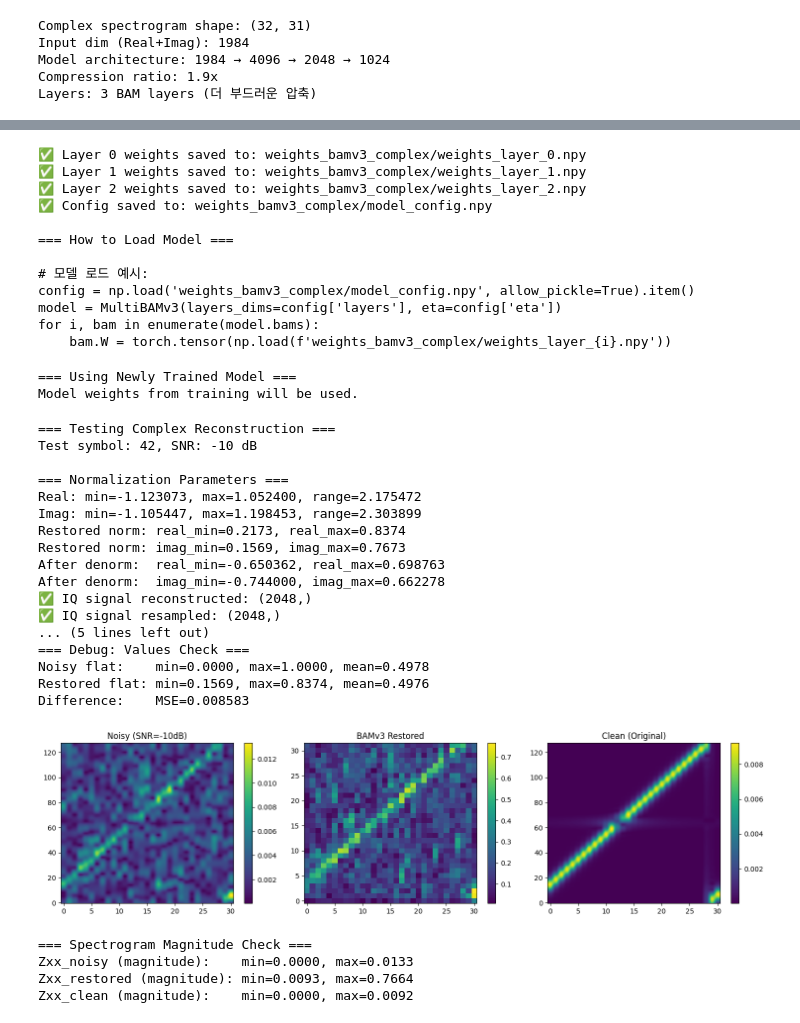
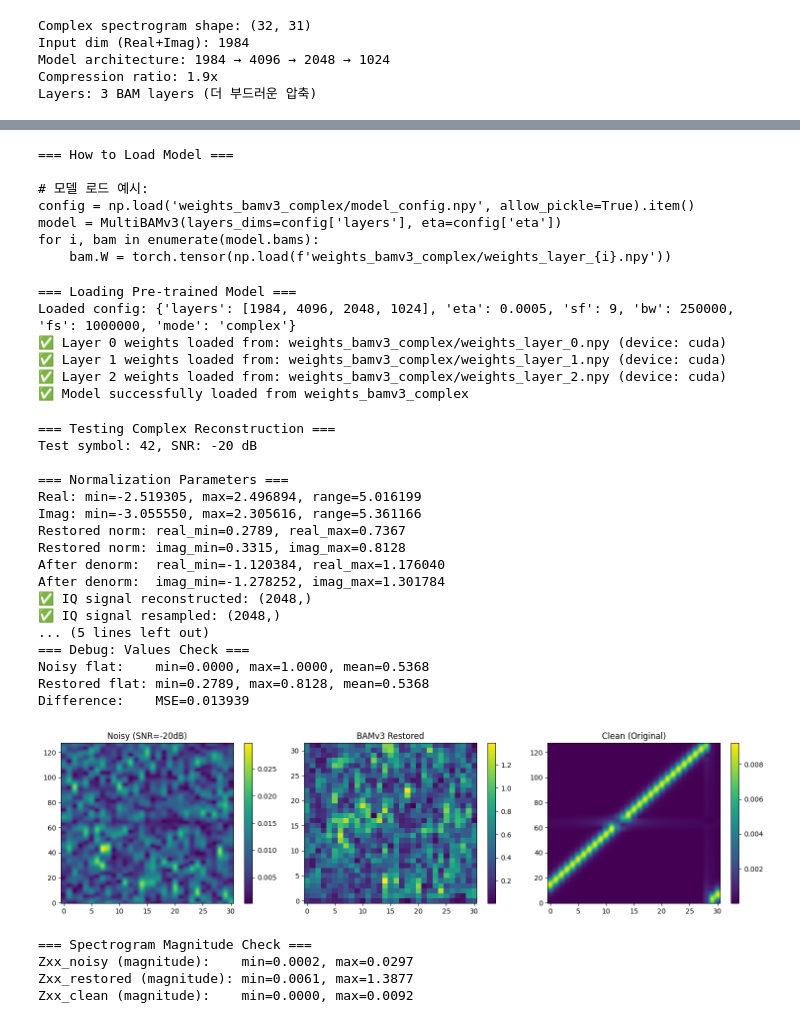
Before and after one commit to gwon9906/LoRa-bam-reconstruction, a Jupyter notebook: Model-experiment-v3-3/training_FIXED.ipynb, the cells around one changed output, grey strips where cells are left out. Saved outputs shown, nothing was run; the diff lists cells and outputs as text; code cells hidden in the pictures.

```diff
--- a/Model-experiment-v3-3/training_FIXED.ipynb
+++ b/Model-experiment-v3-3/training_FIXED.ipynb
@@ -263,7 +263,7 @@ print(f"Strategy: On-the-fly 30x Augmentation per Epoch (Phase Preserved)")
 model = MultiBAMv3(layers_dims=layers, eta=5e-4)
 
 # 학습 플래그
-TRAIN = True  # 테스트 전에는 False
+TRAIN = False  # 테스트 전에는 False
 
 if TRAIN:
     print("\n=== Starting Training with On-the-fly Complex Augmentation ===")
@@ -370,11 +357,6 @@ for i, bam in enumerate(model.bams):
     bam.W = torch.tensor(np.load(f'weights_bamv3_complex/weights_layer_{i}.npy'))
 """)
 # %% [output]
-✅ Layer 0 weights saved to: weights_bamv3_complex/weights_layer_0.npy
-✅ Layer 1 weights saved to: weights_bamv3_complex/weights_layer_1.npy
-✅ Layer 2 weights saved to: weights_bamv3_complex/weights_layer_2.npy
-✅ Config saved to: weights_bamv3_complex/model_config.npy
-
 === How to Load Model ===
 
 # 모델 로드 예시:
@@ -428,8 +410,12 @@ else:
     print("\n=== Using Newly Trained Model ===")
     print("Model weights from training will be used.")
 # %% [output]
-=== Using Newly Trained Model ===
-Model weights from training will be used.
+=== Loading Pre-trained Model ===
+Loaded config: {'layers': [1984, 4096, 2048, 1024], 'eta': 0.0005, 'sf': 9, 'bw': 250000, 'fs': 1000000, 'mode': 'complex'}
+✅ Layer 0 weights loaded from: weights_bamv3_complex/weights_layer_0.npy (device: cuda)
+✅ Layer 1 weights loaded from: weights_bamv3_complex/weights_layer_1.npy (device: cuda)
+✅ Layer 2 weights loaded from: weights_bamv3_complex/weights_layer_2.npy (device: cuda)
+✅ Model successfully loaded from weights_bamv3_complex
 # %%
 ########################################
 ##  6. 테스트: Complex 복원 및 IQ 재구성  ##
@@ -437,7 +423,7 @@ Model weights from training will be used.
 
 # 테스트 샘플 선택
 test_symbol = 42  # 테스트할 심볼 (0~511)
-test_snr = -10    # 테스트 SNR
+test_snr = -20    # 테스트 SNR
 
 print(f"\n=== Testing Complex Reconstruction ===")
 print(f"Test symbol: {test_symbol}, SNR: {test_snr} dB")
@@ -538,47 +524,47 @@ plt.colorbar(im1, ax=axes[0])
 im2 = axes[1].imshow(np.abs(Zxx_restored), aspect='auto', cmap='viridis', origin='lower')
 axes[1].set_title('BAMv3 Restored')
 plt.colorbar(im2, ax=axes[1])
 
 # Clean 스펙트로그램 (BW 크롭 적용)
 f_c, t_c, Zxx_clean_full = spectrogram(clean_iq, fs, window='hann', nperseg=128, noverlap=64, nfft=512, mode='complex', return_onesided=False)
 f_c = np.fft.fftshift(f_c)
 Zxx_clean_full = np.fft.fftshift(Zxx_clean_full, axes=0)
 mask_c = (f_c >= -bw/2) & (f_c < bw/2)
 Zxx_clean = Zxx_clean_full[mask_c, :]
 im3 = axes[2].imshow(np.abs(Zxx_clean), aspect='auto', cmap='viridis', origin='lower')
 axes[2].set_title('Clean (Original)')
 plt.colorbar(im3, ax=axes[2])
 
 plt.tight_layout()
 plt.show()
 
 # 🔍 스펙트로그램 magnitude 확인
 print(f"\n=== Spectrogram Magnitude Check ===")
 print(f"Zxx_noisy (magnitude):    min={np.abs(Zxx_noisy).min():.4f}, max={np.abs(Zxx_noisy).max():.4f}")
 print(f"Zxx_restored (magnitude): min={np.abs(Zxx_restored).min():.4f}, max={np.abs(Zxx_restored).max():.4f}")
 print(f"Zxx_clean (magnitude):    min={np.abs(Zxx_clean).min():.4f}, max={np.abs(Zxx_clean).max():.4f}")
 # %% [output]
 === Testing Complex Reconstruction ===
-Test symbol: 42, SNR: -10 dB
+Test symbol: 42, SNR: -20 dB
 
 === Normalization Parameters ===
-Real: min=-1.123073, max=1.052400, range=2.175472
-Imag: min=-1.105447, max=1.198453, range=2.303899
-Restored norm: real_min=0.2173, real_max=0.8374
-Restored norm: imag_min=0.1569, imag_max=0.7673
-After denorm:  real_min=-0.650362, real_max=0.698763
-After denorm:  imag_min=-0.744000, imag_max=0.662278
+Real: min=-2.519305, max=2.496894, range=5.016199
+Imag: min=-3.055550, max=2.305616, range=5.361166
+Restored norm: real_min=0.2789, real_max=0.7367
+Restored norm: imag_min=0.3315, imag_max=0.8128
+After denorm:  real_min=-1.120384, real_max=1.176040
+After denorm:  imag_min=-1.278252, imag_max=1.301784
 ✅ IQ signal reconstructed: (2048,)
 ✅ IQ signal resampled: (2048,)
 ... (5 lines left out)
 === Debug: Values Check ===
-Noisy flat:    min=0.0000, max=1.0000, mean=0.4978
-Restored flat: min=0.1569, max=0.8374, mean=0.4976
-Difference:    MSE=0.008583
+Noisy flat:    min=0.0000, max=1.0000, mean=0.5368
+Restored flat: min=0.2789, max=0.8128, mean=0.5368
+Difference:    MSE=0.013939
-[figure, old version]
+[figure, new version]
 === Spectrogram Magnitude Check ===
-Zxx_noisy (magnitude):    min=0.0000, max=0.0133
-Zxx_restored (magnitude): min=0.0093, max=0.7664
+Zxx_noisy (magnitude):    min=0.0002, max=0.0297
+Zxx_restored (magnitude): min=0.0061, max=1.3877
 Zxx_clean (magnitude):    min=0.0000, max=0.0092
 # %%
 ########################################
```
Also changed, not shown: parts of 3 cells of this notebook, 2 other files.
